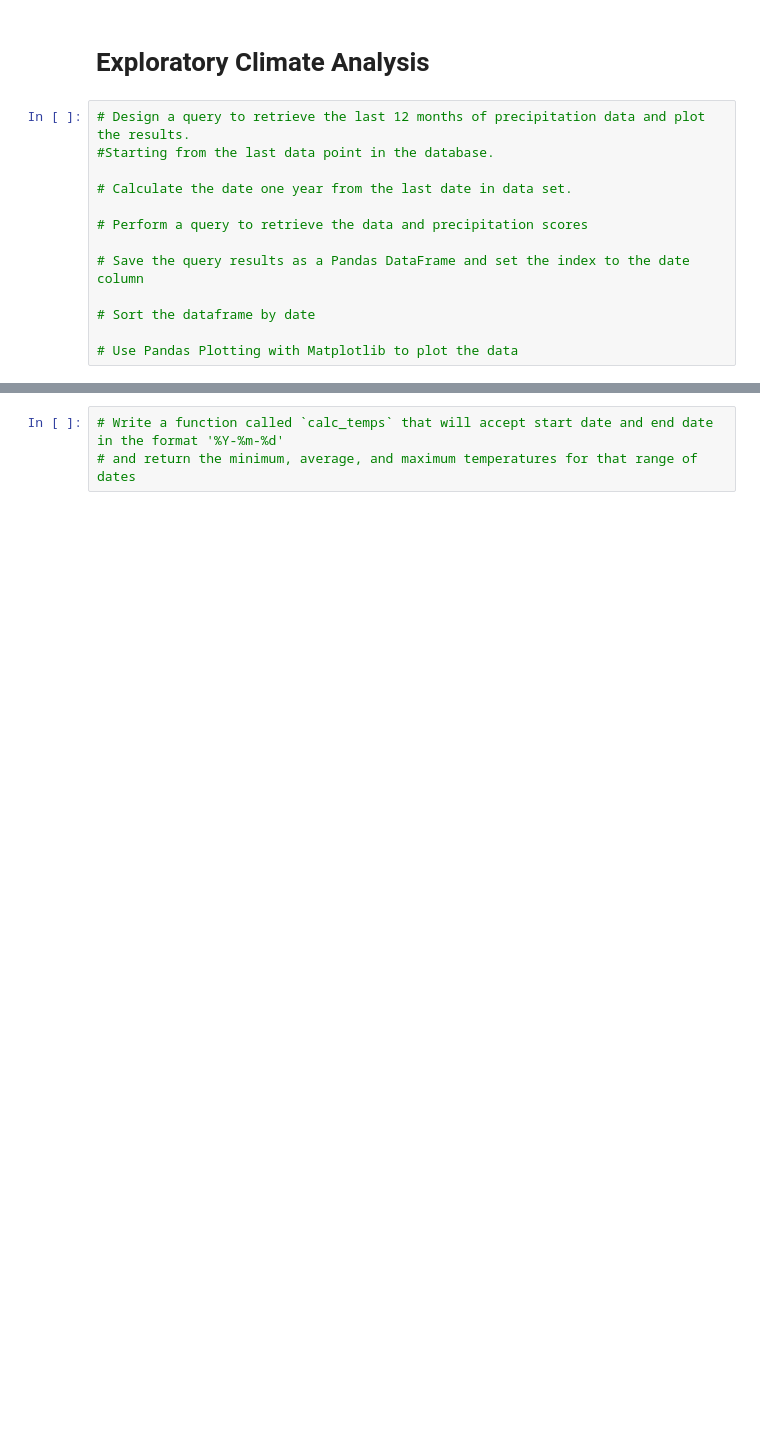
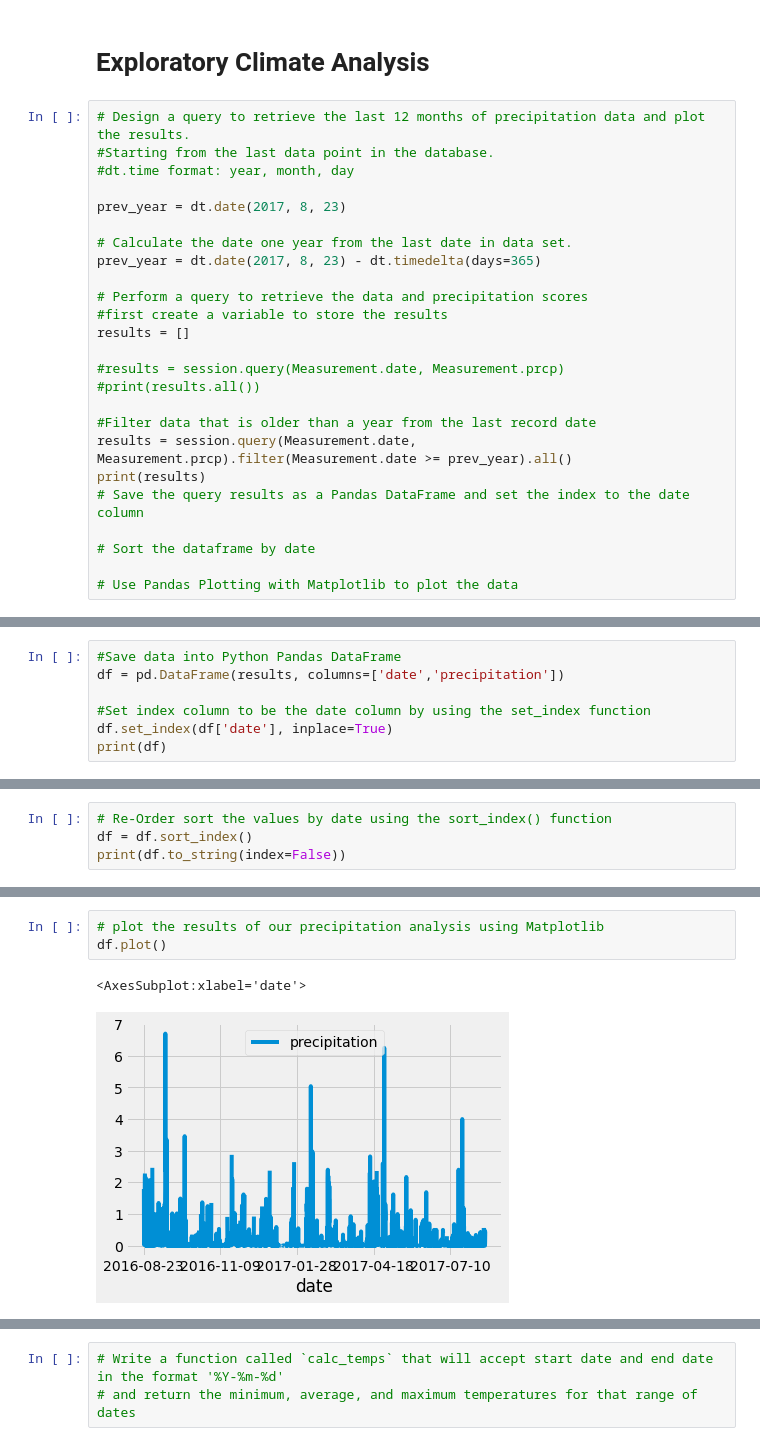
Before and after one commit to IIrazoque/surfs_up, a Jupyter notebook: climate_analysis.ipynb, the cells around one changed output, grey strips where cells are left out. Saved outputs shown, nothing was run; the diff lists cells and outputs as text; blank space fills up the shorter version.

```diff
--- a/climate_analysis.ipynb
+++ b/climate_analysis.ipynb
@@ -47,11 +47,23 @@ session = Session(engine)
 # %%
 # Design a query to retrieve the last 12 months of precipitation data and plot the results.
 #Starting from the last data point in the database.
+#dt.time format: year, month, day
+
+prev_year = dt.date(2017, 8, 23)
 
 # Calculate the date one year from the last date in data set.
+prev_year = dt.date(2017, 8, 23) - dt.timedelta(days=365)
 
 # Perform a query to retrieve the data and precipitation scores
+#first create a variable to store the results
+results = []
 
+#results = session.query(Measurement.date, Measurement.prcp)
+#print(results.all())
+
+#Filter data that is older than a year from the last record date
+results = session.query(Measurement.date, Measurement.prcp).filter(Measurement.date >= prev_year).all()
+print(results)
 # Save the query results as a Pandas DataFrame and set the index to the date column
 
 # Sort the dataframe by date
@@ -59,0 +74,7 @@ session = Session(engine)
+# %%
+#Save data into Python Pandas DataFrame
+df = pd.DataFrame(results, columns=['date','precipitation'])
+
+#Set index column to be the date column by using the set_index function
+df.set_index(df['date'], inplace=True)
+print(df)
@@ -59,0 +120,4 @@ session = Session(engine)
+# %%
+# Re-Order sort the values by date using the sort_index() function
+df = df.sort_index()
+print(df.to_string(index=False))
@@ -60,2 +142,8 @@ session = Session(engine)
+# %%
+# plot the results of our precipitation analysis using Matplotlib
+df.plot()
+# %% [output]
+<AxesSubplot:xlabel='date'>
+[figure, added]
 # %%
 # Use Pandas to calcualte the summary statistics for the precipitation data
```
Also changed, not shown: parts of 13 cells of this notebook, 13 other files.
